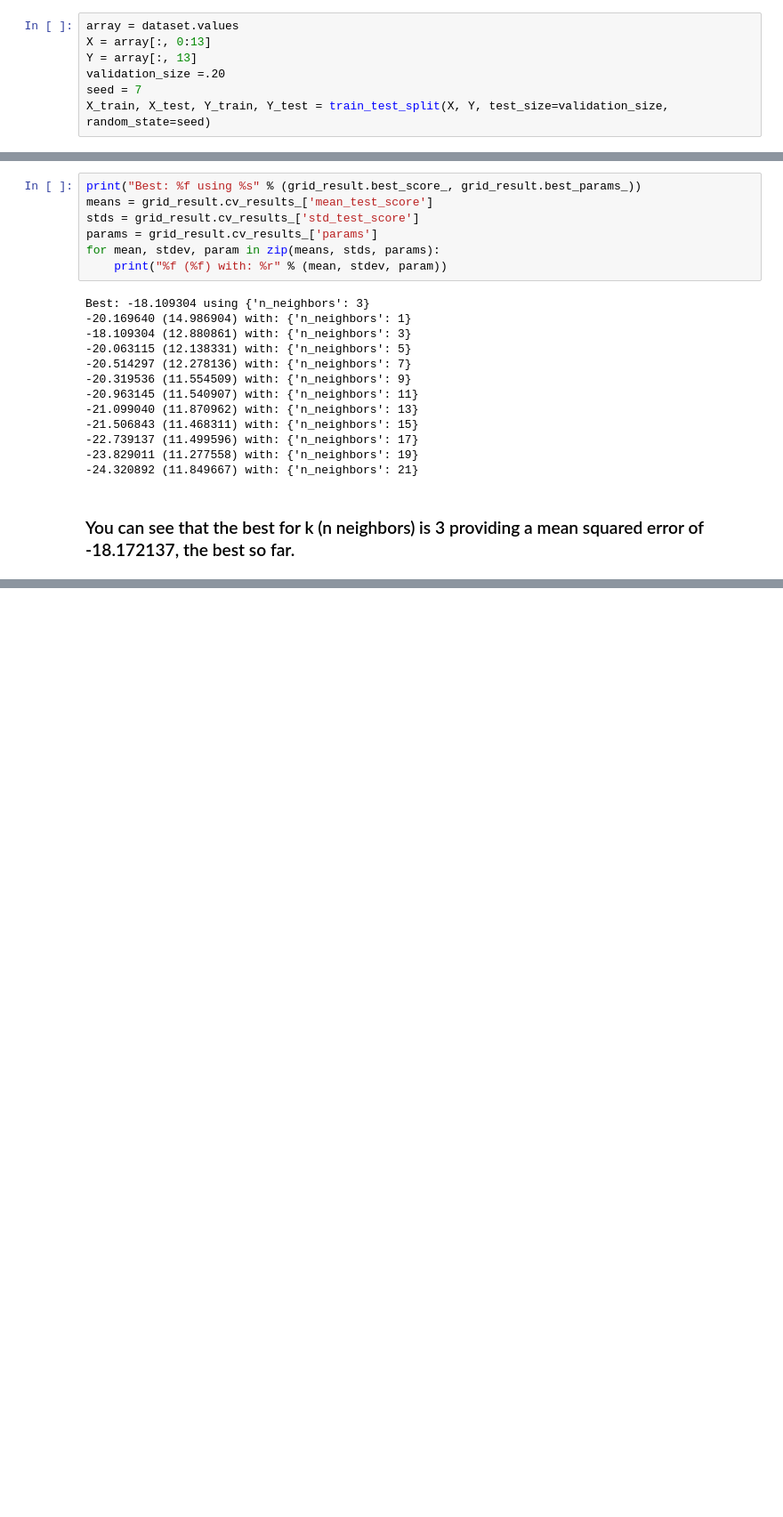
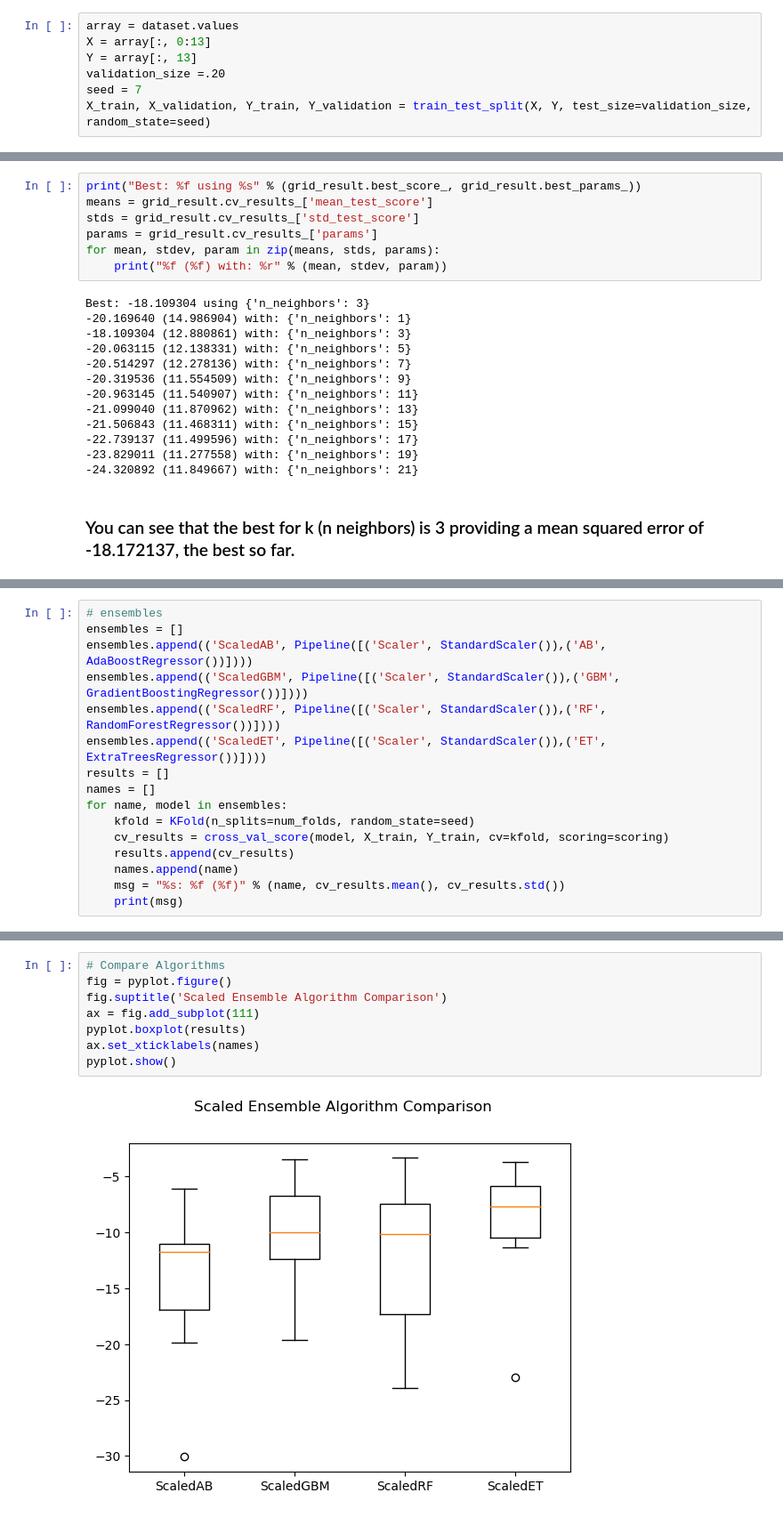
Before and after one commit to rabobahago/Machine_learning_projects, a Jupyter notebook: regression_machine_learning/main.ipynb, the cells around one changed output, grey strips where cells are left out. Shown: that part at 89% size. Cells and saved outputs as stored; diff of their text form; blank space fills up the shorter version.

Commit message:
regression machine learning model completed

```diff
--- a/regression_machine_learning/main.ipynb
+++ b/regression_machine_learning/main.ipynb
@@ -228,7 +228,7 @@ X = array[:, 0:13]
 Y = array[:, 13]
 validation_size =.20
 seed = 7
-X_train, X_test, Y_train, Y_test = train_test_split(X, Y, test_size=validation_size, random_state=seed)
+X_train, X_validation, Y_train, Y_validation = train_test_split(X, Y, test_size=validation_size, random_state=seed)
 # %% [markdown]
 ### Evaluate Algorithms: Baseline
 # %%
@@ -363,0 +369,20 @@ Best: -18.109304 using {'n_neighbors': 3}
+# %%
+# ensembles
+ensembles = []
+ensembles.append(('ScaledAB', Pipeline([('Scaler', StandardScaler()),('AB',
+AdaBoostRegressor())])))
+ensembles.append(('ScaledGBM', Pipeline([('Scaler', StandardScaler()),('GBM',
+GradientBoostingRegressor())])))
+ensembles.append(('ScaledRF', Pipeline([('Scaler', StandardScaler()),('RF',
+RandomForestRegressor())])))
+ensembles.append(('ScaledET', Pipeline([('Scaler', StandardScaler()),('ET',
+ExtraTreesRegressor())])))
+results = []
+names = []
+for name, model in ensembles:
+    kfold = KFold(n_splits=num_folds, random_state=seed)
+    cv_results = cross_val_score(model, X_train, Y_train, cv=kfold, scoring=scoring)
+    results.append(cv_results)
+    names.append(name)
+    msg = "%s: %f (%f)" % (name, cv_results.mean(), cv_results.std())
+    print(msg)
@@ -363,0 +394,10 @@ Best: -18.109304 using {'n_neighbors': 3}
+# %%
+# Compare Algorithms
+fig = pyplot.figure()
+fig.suptitle('Scaled Ensemble Algorithm Comparison')
+ax = fig.add_subplot(111)
+pyplot.boxplot(results)
+ax.set_xticklabels(names)
+pyplot.show()
+# %% [output]
+[figure, added]
```
Also changed, not shown: parts of 11 cells of this notebook.
